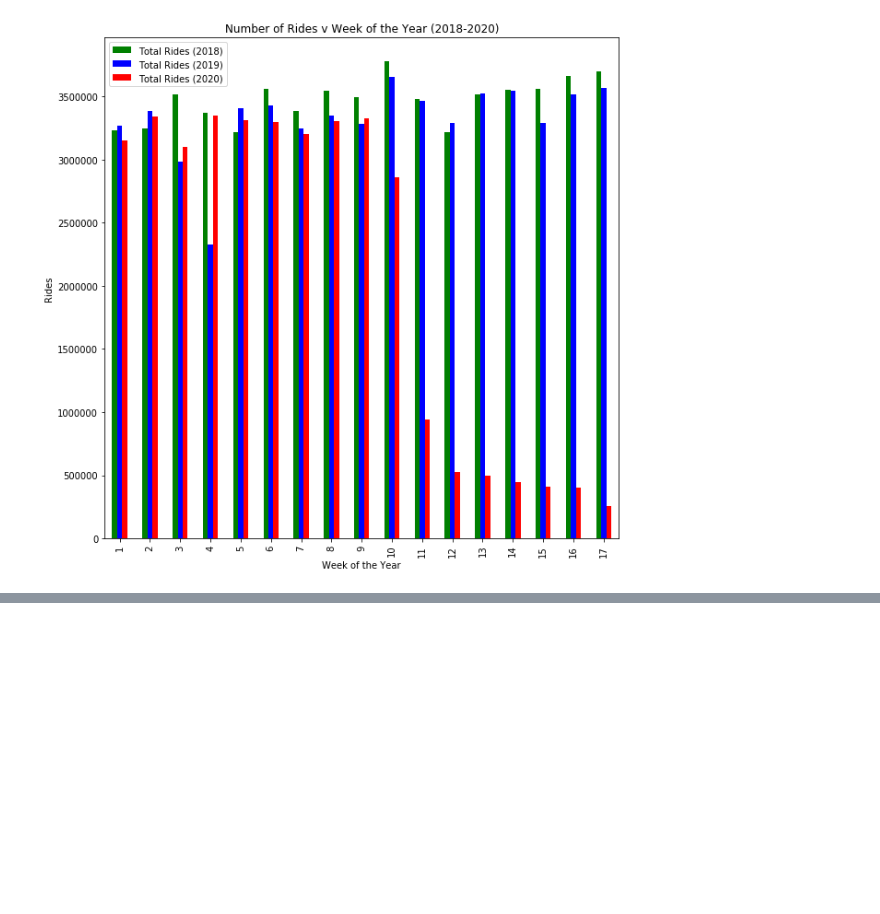
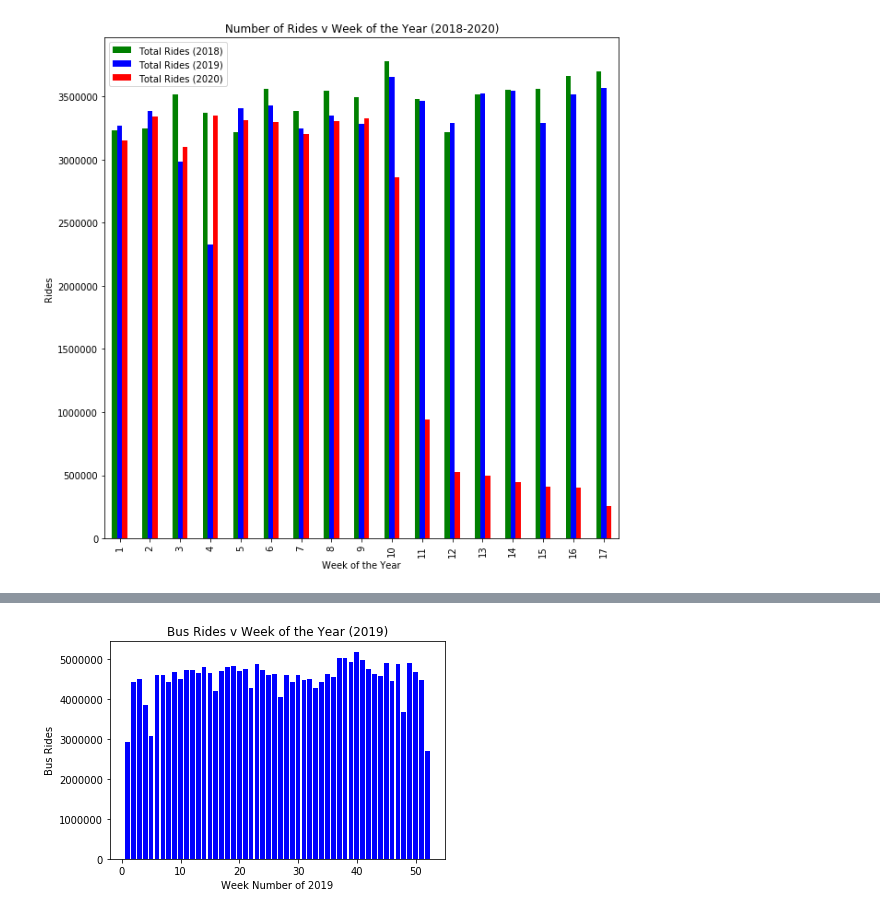
Before and after one commit to cdfencing/Project-I, a Jupyter notebook: Seasonal_L_and_Bus_rides.ipynb, the cells around one changed output, grey strips where cells are left out. Saved outputs shown, nothing was run; the diff lists cells and outputs as text; code cells hidden in the pictures; blank space fills up the shorter version.

```diff
--- a/Seasonal_L_rides.ipynb
+++ b/Seasonal_L_and_Bus_rides.ipynb
@@ -220,0 +301,11 @@ Text(0, 0.5, 'Rides')
+# %%
+#create data frame for 2019 bus data
+bus_data_2019 = bus_data.loc[(bus_data['date']>= '01-01-2019') & (bus_data['date']<= "12-28-2019")]
+bus_data_2019.sort_values(by=['date'], inplace = True)
+
+bus_data_2019 = bus_data_2019.reset_index(drop = True)
+bus_data_2019['Week Number'] = bus_data_2019['date'].dt.week
+
+bus_weekly_2019 = bus_data_2019.groupby('Week Number').sum()
+bus_weekly_2019 = bus_weekly_2019.reset_index()
+bus_weekly_2019.head()
@@ -220,0 +323,11 @@ Text(0, 0.5, 'Rides')
+# %%
+# Create a line Plot 2019 weekly bus rides
+x_values = bus_weekly_2019['Week Number']
+y_values = bus_weekly_2019['rides']
+plt.bar(x_values,y_values, color='b')
+plt.xlabel('Week Number of 2019')
+plt.ylabel('Bus Rides')
+plt.title('Bus Rides v Week of the Year (2019)')
+plt.show()
+# %% [output]
+[figure, added]
```
Also changed, not shown: parts of 13 cells of this notebook, 1 other file.
